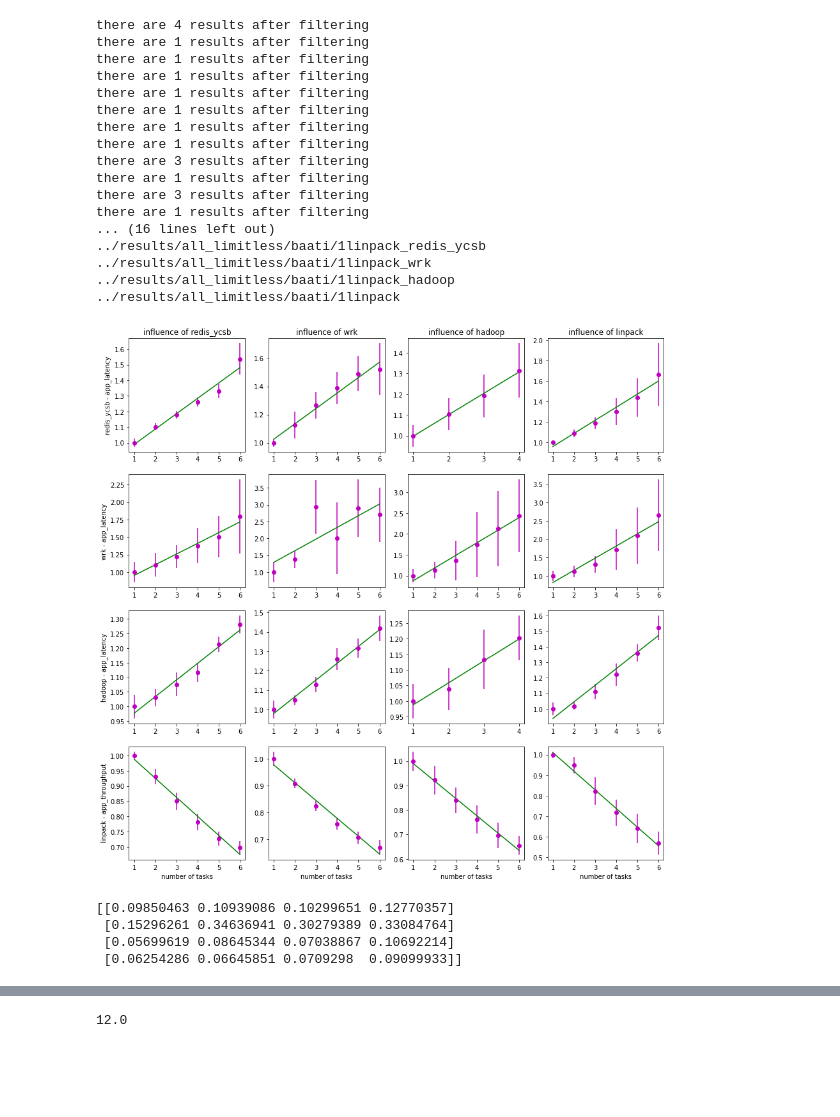
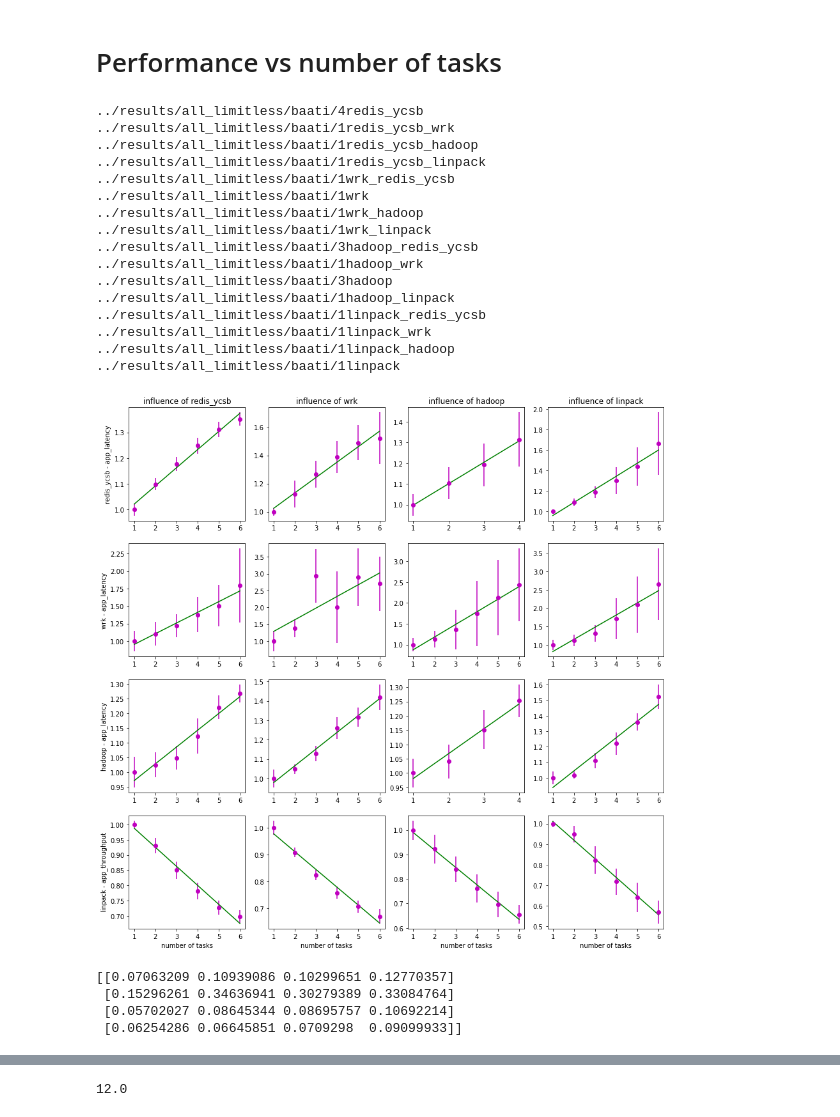
Before and after one commit to pawelzell/cbtool, a Jupyter notebook: myscripts/Interference observation.ipynb, the cells around one changed output, grey strips where cells are left out. Saved outputs shown, nothing was run; the diff lists cells and outputs as text; code cells hidden in the pictures; blank space fills up the shorter version.

```diff
--- a/myscripts/Interference observation.ipynb
+++ b/myscripts/Interference observation.ipynb
@@ -20,8 +20,8 @@ def readResData(path):
 
 def readExp(expid, base_path=BASE_PATH, node="baati"):
     data_path = glob.glob(os.path.join(base_path, expid, f"VM_runtime_app_*.csv"))[0]
-    res_path = glob.glob(os.path.join(base_path, expid, f"resources/metric_node_*_cpu.csv"))[0]
-    return readAppData(data_path), readResData(res_path)
+    #res_path = glob.glob(os.path.join(base_path, expid, f"resources/metric_node_*_cpu.csv"))[0]
+    return readAppData(data_path), None #readResData(res_path)
 
 
 def dfInterval(df, tmin, tmax):
@@ -417,0 +348,9 @@ See the caveats in the documentation: https://pandas.pydata.org/pandas-docs/stab
+# %%
+perf = perf_vs_cpu_res_new["perf_agg"]
+#perf.info()
+t1 = "linpack"
+t2 = t1
+expid = "data/111linpack"
+perf["expid"].unique()
+r = perf.loc[(perf["expid"] == expid) & (perf["ai_no"] <= perf["tasks"]) & (perf["throughput_samples_count"].notna()),["tasks", "ai_no", "throughput_samples_count"]]
+r.describe()
@@ -418,62 +367,67 @@ See the caveats in the documentation: https://pandas.pydata.org/pandas-docs/stab
+# %% [markdown]
+# Performance vs number of tasks
 # %%
 """
 # TODO print cost function
 """
 tasks = ["redis_ycsb", "wrk", "hadoop", "linpack"]
-def analyzeInterferenceGrid(tasks, base_path=BASE_PATH, rescale=True, silent=False):
+def getExpRecord(t1, t2, base_path, select_fn=max):
+    result = {}
+    result["expid"] = detectExpid(t1, t2, base_path=base_path, select_fn=select_fn)
+    result["t1"] = t1
+    result["t2"] = t2
+    result["metric"] = "app_throughput" if t1 == "linpack" else "app_latency"
+    result["sign"] = -1. if result["metric"] == "app_throughput" else 1.
+    return result
+
+def analyzeInterferenceGrid(tasks, skip_tasks=[], base_path=BASE_PATH, rescale=True, silent=False):
     results = []
     n = len(tasks)
-    def getExpRecord(t1, t2):
-        result = {}
-        result["expid"] = detectExpid(t1, t2, base_path)
-        result["t1"] = t1
-        result["t2"] = t2
-        result["metric"] = "app_throughput" if t1 == "linpack" else "app_latency"
-        result["sign"] = -1. if result["metric"] == "app_throughput" else 1.
-        return result
     def formatLegend(ax, exp, i, j):
         if j == n-1:
             ax.set_xlabel('number of tasks')
         if not j:
             ax.set_title(f"influence of {exp['t2']}")
         if not i:
             ax.set_ylabel(f"{exp['t1']} - {exp['metric']}")
-    exps = [getExpRecord(t1, t2) for t1 in tasks for t2 in tasks]
+    exps = [getExpRecord(t1, t2, base_path) for t1 in tasks for t2 in tasks]
     fig, axes = plt.subplots(n, n, figsize=(15., 15.))
     for i, exp,  in enumerate(exps):
         j, k = int(i / n), int(i % n)
         ax = axes[j, k]
         formatLegend(ax, exp, k, j)
-        coefs = analizeData(exp["expid"], ax, base_path="", metric_name=exp["metric"], \
-                            rescale=rescale, silent=silent)
-        results.append(coefs[1] * exp["sign"])
+        if (exp["t1"], exp["t2"]) in skip_tasks:
+            results.append(0.)
+        else:
+            coefs = analizeData(exp["expid"], ax, base_path="", metric_name=exp["metric"], \
+                                rescale=rescale, silent=silent)
+            results.append(coefs[1] * exp["sign"])
     plt.show()
     results = np.array(results)
     results.resize([n, n])
     return np.array(results)
 
 interference = analyzeInterferenceGrid(tasks)
 print(interference)
 # %% [output]
-there are 4 results after filtering
-there are 1 results after filtering
-there are 1 results after filtering
-there are 1 results after filtering
-there are 1 results after filtering
-there are 1 results after filtering
-there are 1 results after filtering
-there are 1 results after filtering
-there are 3 results after filtering
-there are 1 results after filtering
-there are 3 results after filtering
-there are 1 results after filtering
-... (16 lines left out)
+../results/all_limitless/baati/4redis_ycsb
+../results/all_limitless/baati/1redis_ycsb_wrk
+../results/all_limitless/baati/1redis_ycsb_hadoop
+../results/all_limitless/baati/1redis_ycsb_linpack
+../results/all_limitless/baati/1wrk_redis_ycsb
+../results/all_limitless/baati/1wrk
+../results/all_limitless/baati/1wrk_hadoop
+../results/all_limitless/baati/1wrk_linpack
+../results/all_limitless/baati/3hadoop_redis_ycsb
+../results/all_limitless/baati/1hadoop_wrk
+../results/all_limitless/baati/3hadoop
+../results/all_limitless/baati/1hadoop_linpack
 ../results/all_limitless/baati/1linpack_redis_ycsb
 ../results/all_limitless/baati/1linpack_wrk
 ../results/all_limitless/baati/1linpack_hadoop
 ../results/all_limitless/baati/1linpack
-[figure, old version]
+[figure, new version]
-[[0.09850463 0.10939086 0.10299651 0.12770357]
+[[0.07063209 0.10939086 0.10299651 0.12770357]
  [0.15296261 0.34636941 0.30279389 0.33084764]
- [0.05699619 0.08645344 0.07038867 0.10692214]
+ [0.05702027 0.08645344 0.08695757 0.10692214]
  [0.06254286 0.06645851 0.0709298  0.09099933]]
```
Also changed, not shown: parts of 15 cells of this notebook.
